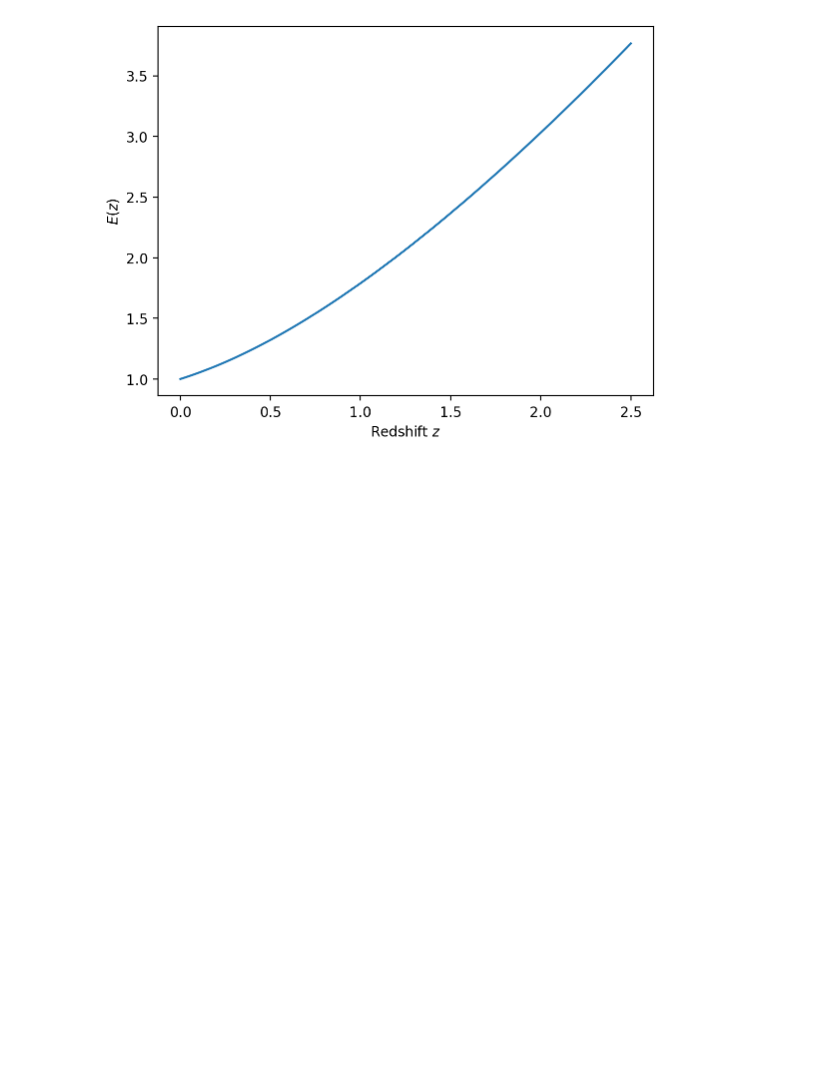
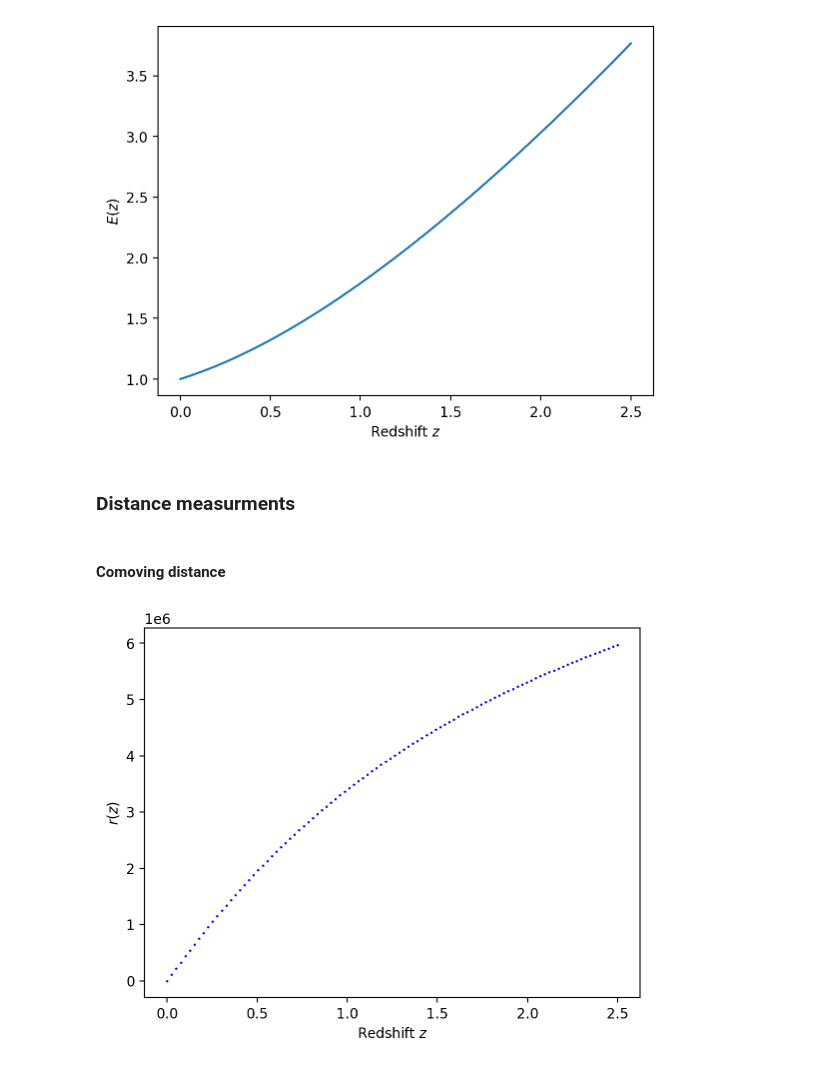
Before and after one commit to vPedreros/dfi-summer-2023, a Jupyter notebook: summer_nb.ipynb, the cells around one changed output. Cells and saved outputs as stored; diff of their text form; code cells hidden in the pictures; blank space fills up the shorter version.

```diff
--- a/summer_nb.ipynb
+++ b/summer_nb.ipynb
@@ -136,3 +138,31 @@ ax.set_ylabel('$E(z)$');
 # ax.set_title('');
 # %% [output]
 [figure]
+# %% [markdown]
+### Distance measurments
+# %% [markdown]
+#### Comoving distance
+# %%
+def r(z):
+    """Comoving Distance as a function of the redshift
+    The E(z) function defined previously is needed.
+    Quad integration from scipy is used.
+    ===================================================
+    Input: redshift z
+    Output: comoving distance r
+    """
+    def integrand(u):
+        return 1/E(u)
+    integral = integrate.quad(integrand, 0, z)[0]
+    return const.c.value / pars.H0 * integral
+# %%
+z_to_plot = np.linspace(0, 2.5, 100)
+
+fig, ax = plt.subplots()
+for z in z_to_plot:
+    ax.scatter(z, r(z), c='b', s=0.5)
+ax.set_xlabel('Redshift $z$')
+ax.set_ylabel('$r(z)$');
+# ax.set_title('');
+# %% [output]
+[figure, added]
```
Also changed, not shown: parts of 3 cells of this notebook.
